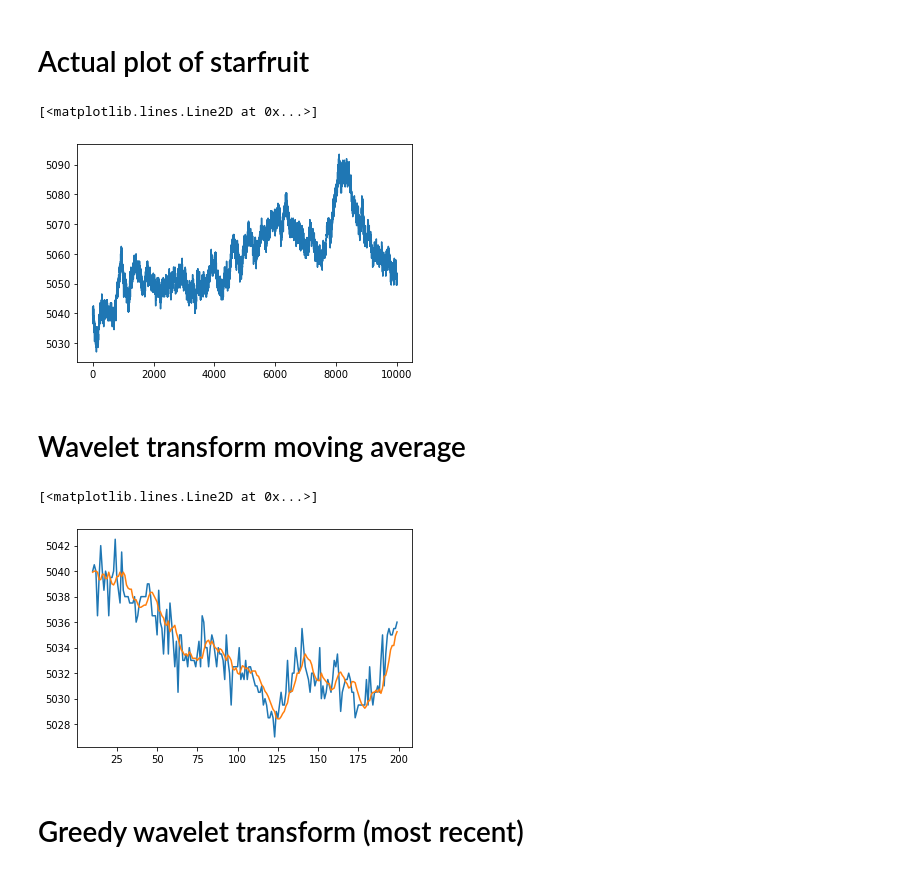
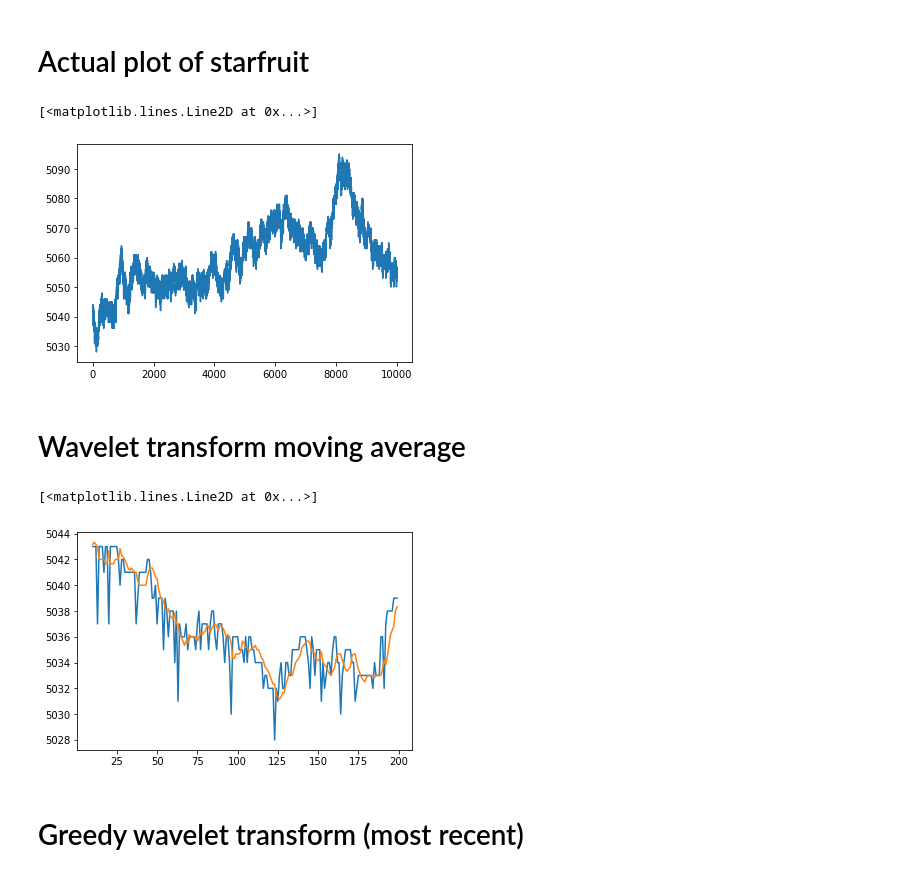
Before and after one commit to vasus2/IMCPROSPERITY, a Jupyter notebook: wavelet.ipynb, the cells around one changed output. Drawn from its saved outputs; the diff is of its cells as text; code cells hidden in the pictures.

```diff
--- a/wavelet.ipynb
+++ b/wavelet.ipynb
@@ -10,34 +10,34 @@ from sklearn.metrics import r2_score
 # %%
 df = pd.read_csv("prices_round_1_day_0.csv", delimiter=";")
 starfruit = df[df['product'] == "STARFRUIT"]
-plt.plot(range(1,10001), starfruit["mid_price"])
+plt.plot(range(1,10001), starfruit["ask_price_1"])
 # %% [output]
 [<matplotlib.lines.Line2D at 0x...>]
-[figure, old version]
+[figure, new version]
 # %% [markdown]
 # Wavelet transform moving average
 # %%
 t = 6
 window_size = 6
 mses = []
 full_signal = [np.array([0]) for _ in range(6)]
 all_signals = []
 
 for m in range(6, 10000):
-    filtered = np.array(starfruit[m-t:m]["mid_price"])
+    filtered = np.array(starfruit[m-t:m]["ask_price_1"])
     transform = WaveletTransform(waveletName="db4")
     coefficients = transform.dwt(filtered, level=6)
     reconstructed_signal = np.array(transform.idwt(coefficients, level=6))
 
     moving_avg_signal = np.convolve(reconstructed_signal, np.ones(window_size) / window_size, mode='valid')
     full_signal.append(moving_avg_signal)
 
 full_signal_avg = np.stack(full_signal).flatten()
-plt.plot(range(10,200), starfruit[10:200]["mid_price"])
+plt.plot(range(10,200), starfruit[10:200]["ask_price_1"])
 plt.plot(range(10,200), full_signal_avg[10:200])
 # %% [output]
 [<matplotlib.lines.Line2D at 0x...>]
-[figure, old version]
+[figure, new version]
 # %% [markdown]
 # Greedy wavelet transform (most recent)
 # %%
```
Also changed, not shown: parts of 3 cells of this notebook, 45 other files.
